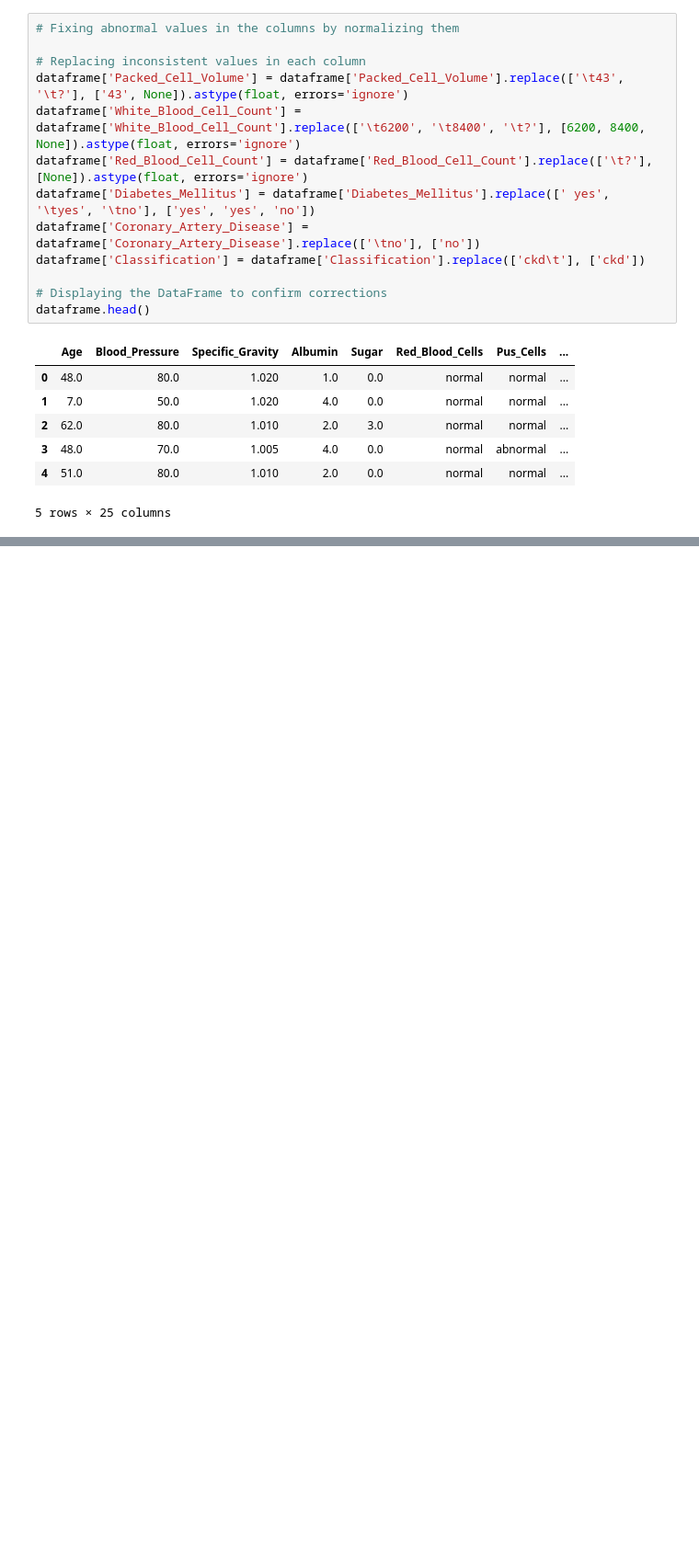
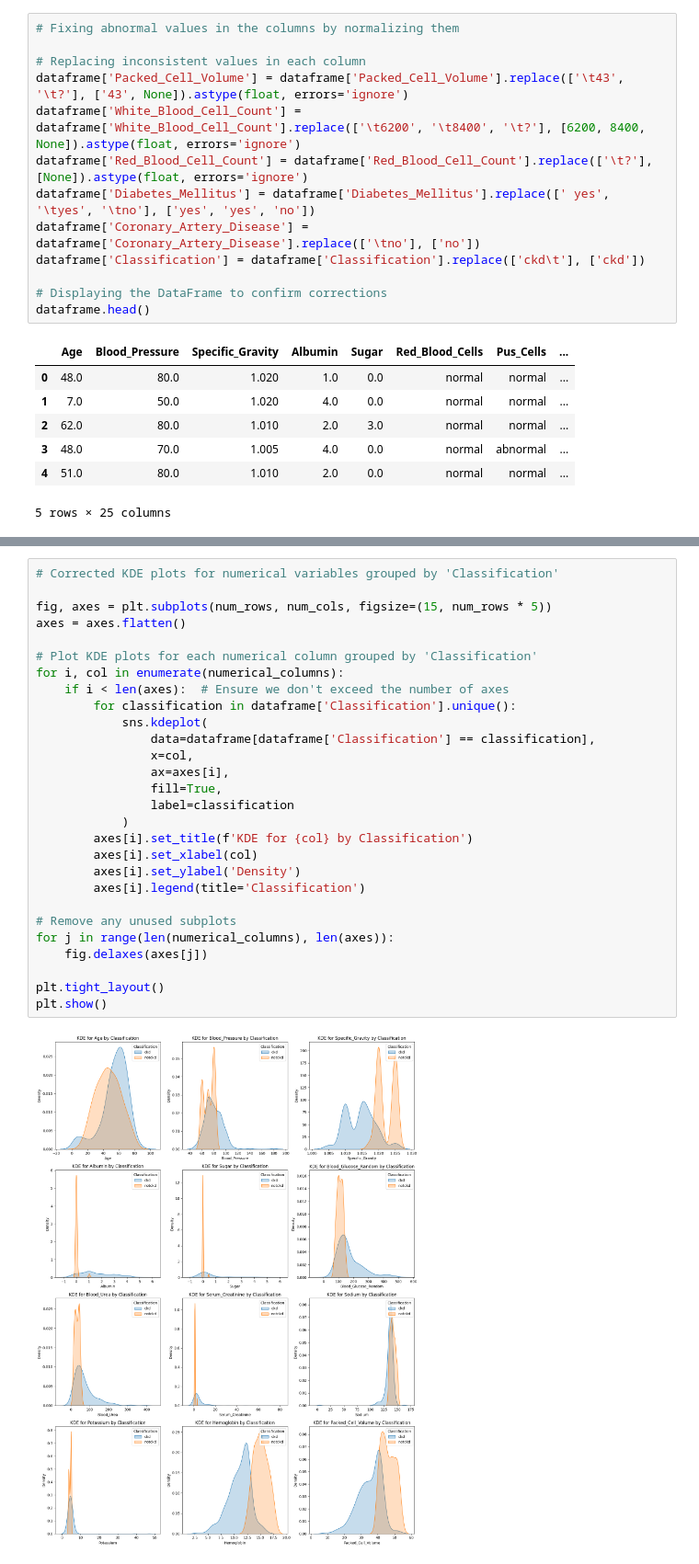
Before and after one commit to MUHAMMADALIAFZAL/Data_Science_Project_kidney_disease_Classification, a Jupyter notebook: Project_Code_CKD_Classification.ipynb, the cells around one changed output, grey strips where cells are left out. Shown at 92% size. Cells and saved outputs as stored; diff of their text form; blank space fills up the shorter version.

```diff
--- a/Project_Code_CKD_Classification.ipynb
+++ b/Project_Code_CKD_Classification.ipynb
@@ -234,0 +342,30 @@ dataframe.head()
+# %%
+# Corrected KDE plots for numerical variables grouped by 'Classification'
+
+fig, axes = plt.subplots(num_rows, num_cols, figsize=(15, num_rows * 5))
+axes = axes.flatten()
+
+# Plot KDE plots for each numerical column grouped by 'Classification'
+for i, col in enumerate(numerical_columns):
+    if i < len(axes):  # Ensure we don't exceed the number of axes
+        for classification in dataframe['Classification'].unique():
+            sns.kdeplot(
+                data=dataframe[dataframe['Classification'] == classification],
+                x=col,
+                ax=axes[i],
+                fill=True,
+                label=classification
+            )
+        axes[i].set_title(f'KDE for {col} by Classification')
+        axes[i].set_xlabel(col)
+        axes[i].set_ylabel('Density')
+        axes[i].legend(title='Classification')
+
+# Remove any unused subplots
+for j in range(len(numerical_columns), len(axes)):
+    fig.delaxes(axes[j])
+
+plt.tight_layout()
+plt.show()
+# %% [output]
+[figure, added]
```
Also changed, not shown: parts of 28 cells of this notebook.
